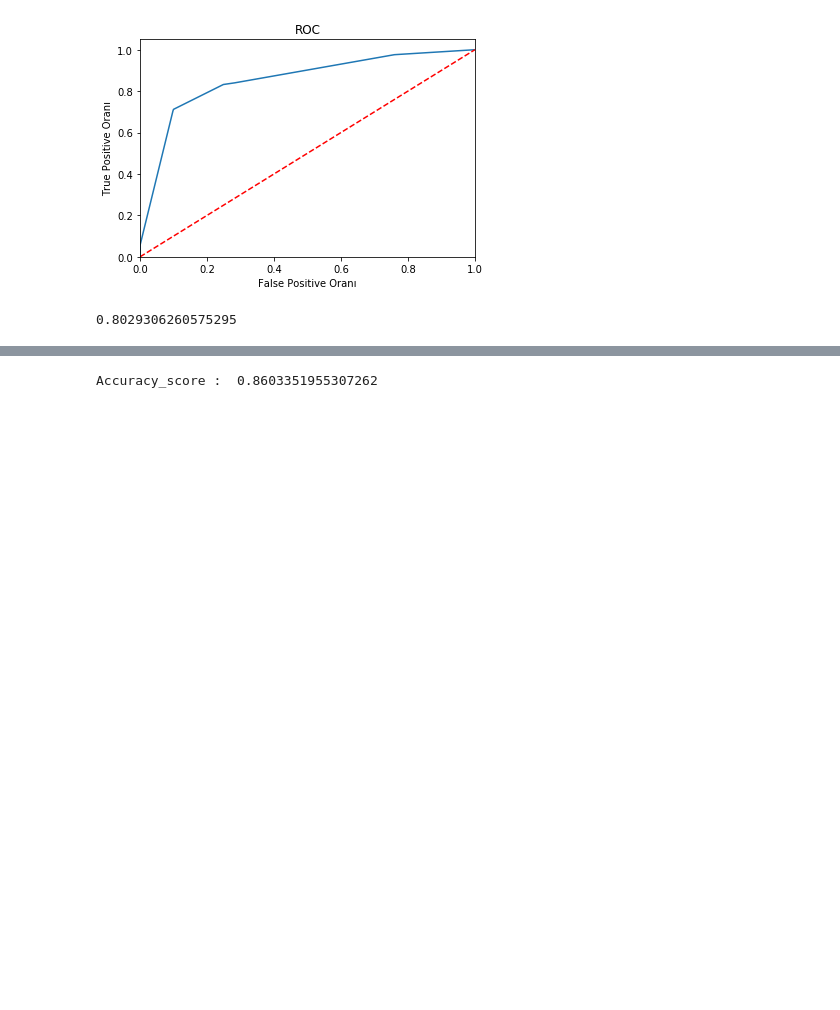
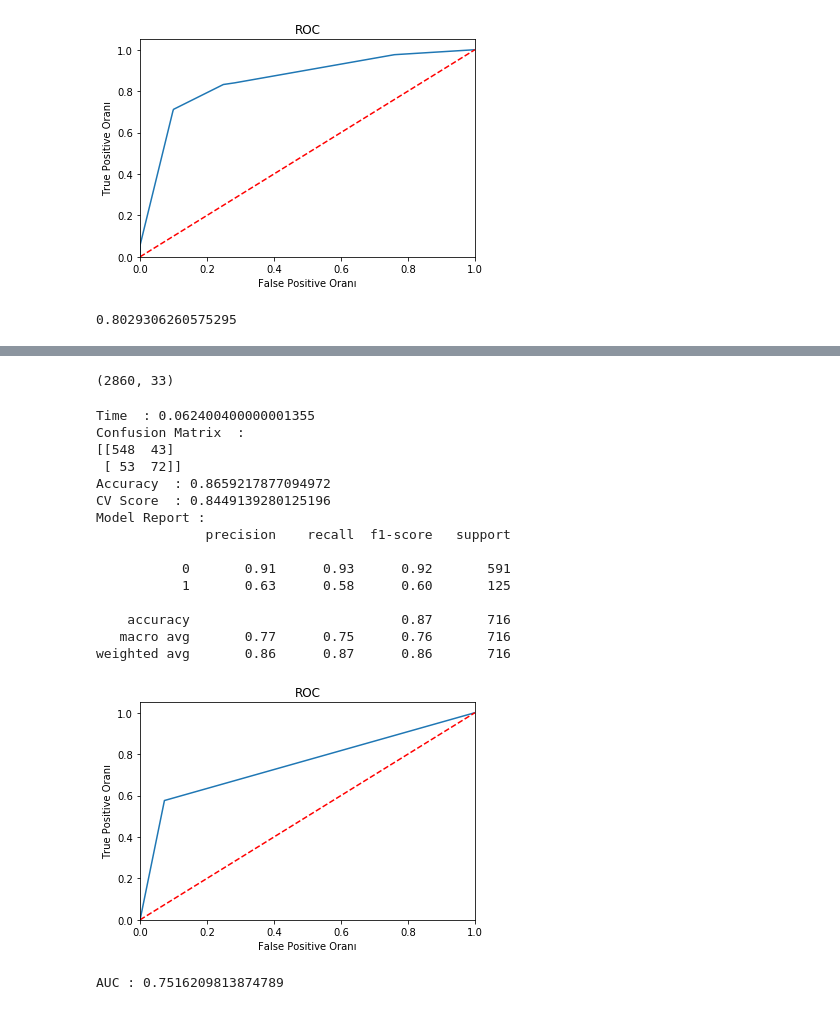
Before and after one commit to Kodluyoruz-Ankara-Veri-Bilimi/Assingment_Taner, a Jupyter notebook: First_assingment.ipynb, the cells around one changed output, grey strips where cells are left out. Drawn from its saved outputs; the diff is of its cells as text; code cells hidden in the pictures; blank space fills up the shorter version.

```diff
--- a/First_assingment.ipynb
+++ b/First_assingment.ipynb
@@ -544,5 +596,39 @@ tree = Model(dff)
+# %%
+dms = pd.get_dummies(dff[["reason","job","derog_obj","delinq_obj","ninq_obj","debtinc_score"]])
+X_ = dff.drop(["bad","reason","job","derog_obj","delinq_obj","ninq_obj","debtinc_score"],axis = 1)
+X=pd.concat([X_,dms],axis=1)
+
+y = dff["bad"]
+# %%
+from sklearn.preprocessing import LabelEncoder
+
+y_encoded = LabelEncoder().fit_transform(y)
+# %%
+from sklearn.model_selection import train_test_split, GridSearchCV, cross_val_score
+X_train,X_test,y_train,y_test = train_test_split(X, y_encoded, test_size = 0.2, random_state = 42)
+X_train.shape
+# %% [output]
+(2860, 33)
+# %%
+tre = Model(dff)
 # %%
-tree.dec_tree_clas(X_train,X_test,y_train,y_test)
+tre.catmodel(X_train,X_test,y_train,y_test,DecisionTreeClassifier())
 # %% [output]
-Accuracy_score :  0.8603351955307262
+Time  : 0.062400400000001355
+Confusion Matrix  :
+[[548  43]
+ [ 53  72]]
+Accuracy  : 0.8659217877094972
+CV Score  : 0.8449139280125196
+Model Report :
+              precision    recall  f1-score   support
+
+           0       0.91      0.93      0.92       591
+           1       0.63      0.58      0.60       125
+
+    accuracy                           0.87       716
+   macro avg       0.77      0.75      0.76       716
+weighted avg       0.86      0.87      0.86       716
+[figure, added]
+AUC : 0.7516209813874789
 # %%
```
Also changed, not shown: parts of 28 cells of this notebook, 4 other files.
